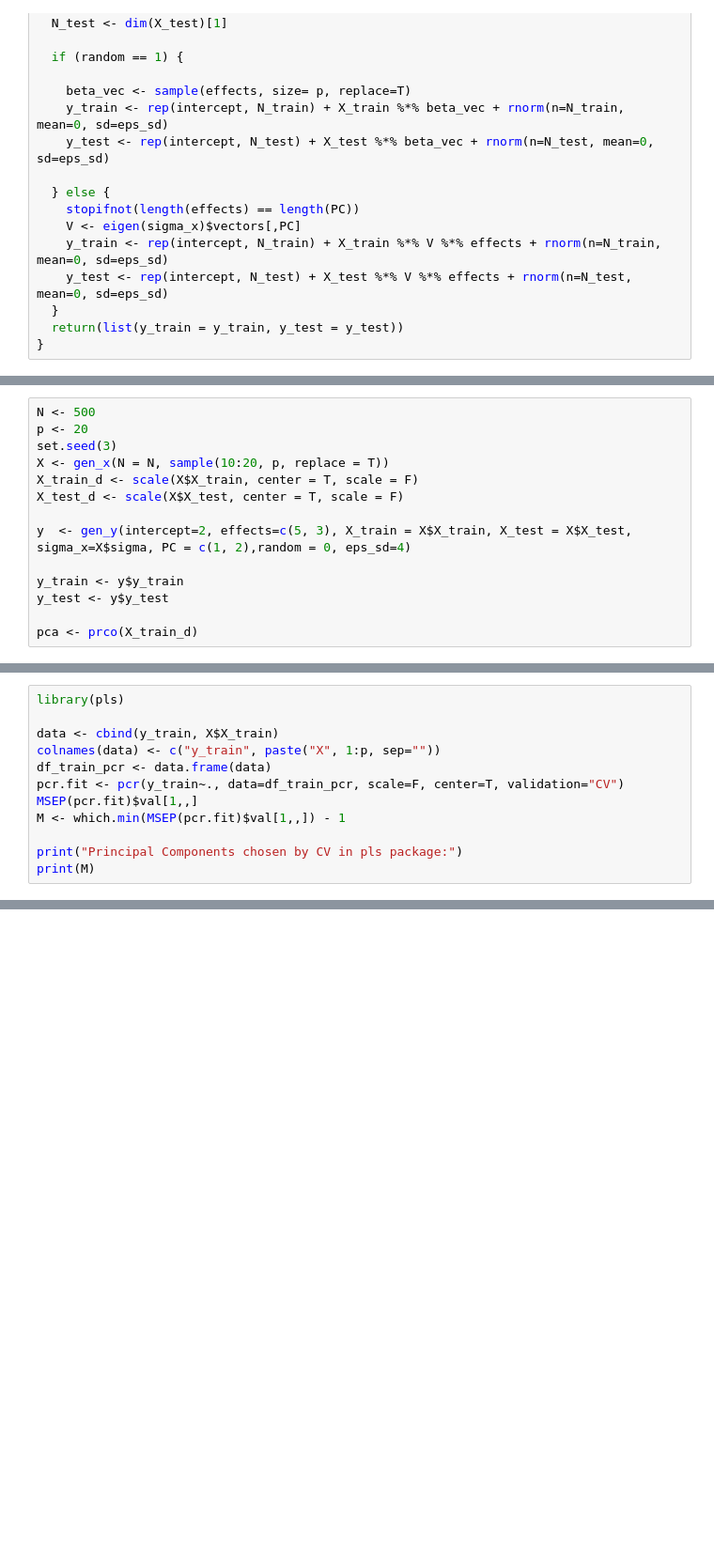
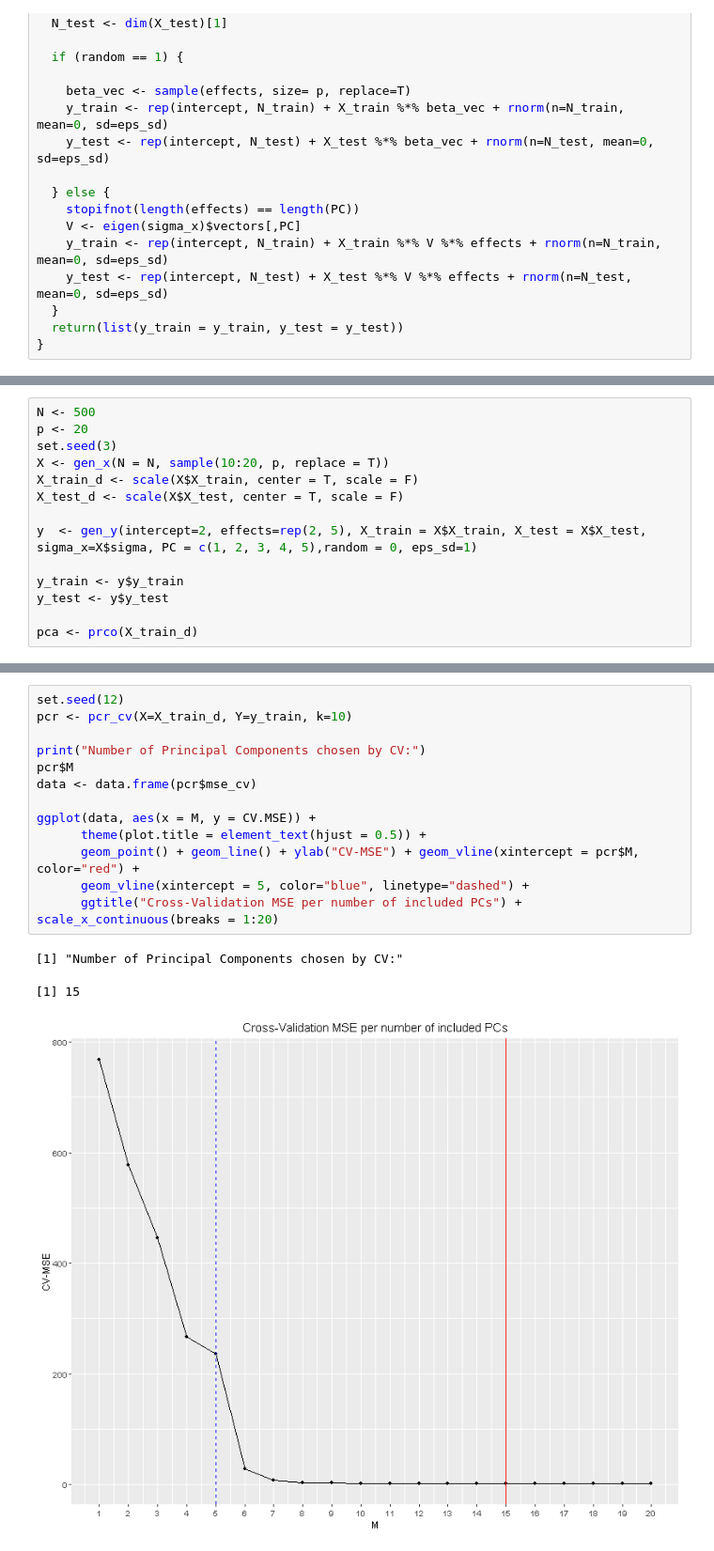
Before and after one commit to marclipfert/compstat_project, a Jupyter notebook: CompStat_Project_Lipfert.ipynb, the cells around one changed output, grey strips where cells are left out. Shown at 94% size. Saved outputs shown, nothing was run; the diff lists cells and outputs as text; blank space fills up the shorter version.

```diff
--- a/CompStat_Project_Lipfert.ipynb
+++ b/CompStat_Project_Lipfert.ipynb
@@ -470,7 +476,7 @@ X <- gen_x(N = N, sample(10:20, p, replace = T))
 X_train_d <- scale(X$X_train, center = T, scale = F)
 X_test_d <- scale(X$X_test, center = T, scale = F)
 
-y  <- gen_y(intercept=2, effects=c(5, 3), X_train = X$X_train, X_test = X$X_test, sigma_x=X$sigma, PC = c(1, 2),random = 0, eps_sd=4)
+y  <- gen_y(intercept=2, effects=rep(2, 5), X_train = X$X_train, X_test = X$X_test, sigma_x=X$sigma, PC = c(1, 2, 3, 4, 5),random = 0, eps_sd=1)
 
 y_train <- y$y_train
 y_test <- y$y_test
@@ -542,12 +520,0 @@ my_pcr$mse_cv
-# %%
-library(pls)
-
-data <- cbind(y_train, X$X_train)
-colnames(data) <- c("y_train", paste("X", 1:p, sep=""))
-df_train_pcr <- data.frame(data)
-pcr.fit <- pcr(y_train~., data=df_train_pcr, scale=F, center=T, validation="CV")
-MSEP(pcr.fit)$val[1,,]
-M <- which.min(MSEP(pcr.fit)$val[1,,]) - 1
-
-print("Principal Components chosen by CV in pls package:")
-print(M)
@@ -601,0 +543,17 @@ Test MSE of the package is implausibly high. Test MSE of my PCR is higher than O
+# %%
+set.seed(12)
+pcr <- pcr_cv(X=X_train_d, Y=y_train, k=10)
+
+print("Number of Principal Components chosen by CV:")
+pcr$M
+data <- data.frame(pcr$mse_cv)
+
+ggplot(data, aes(x = M, y = CV.MSE)) +
+      theme(plot.title = element_text(hjust = 0.5)) +
+      geom_point() + geom_line() + ylab("CV-MSE") + geom_vline(xintercept = pcr$M, color="red") +
+      geom_vline(xintercept = 5, color="blue", linetype="dashed") +
+      ggtitle("Cross-Validation MSE per number of included PCs") + scale_x_continuous(breaks = 1:20)
+# %% [output]
+[1] "Number of Principal Components chosen by CV:"
+[1] 15
+[figure, added]
```
Also changed, not shown: parts of 45 cells of this notebook, 1 other file.
